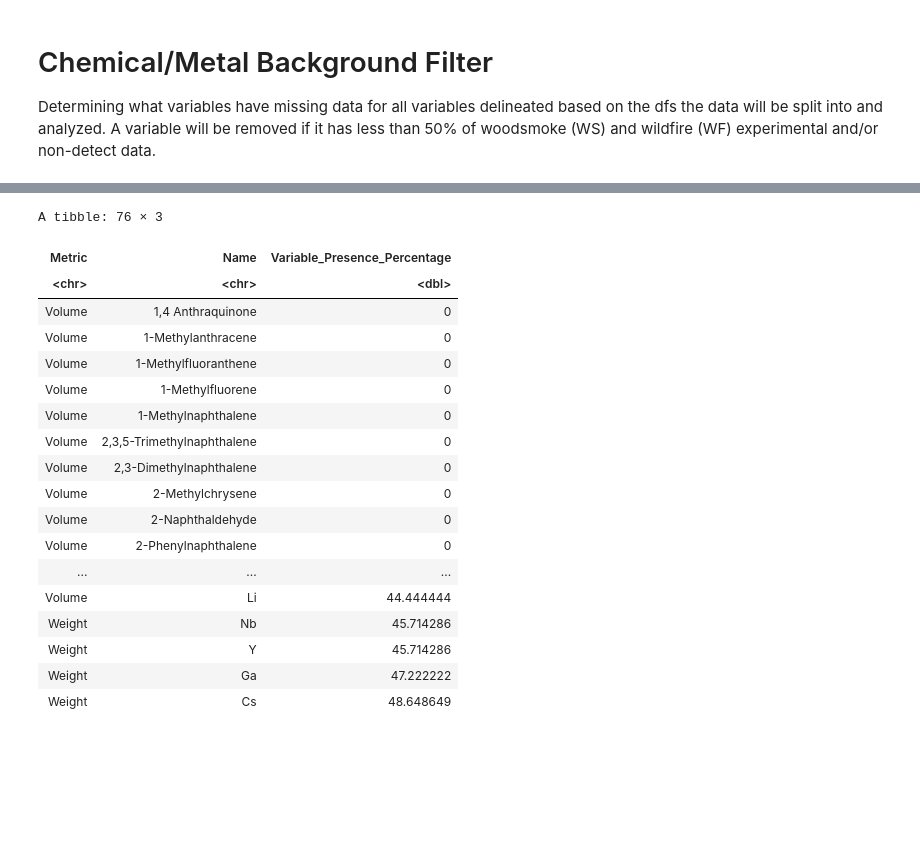
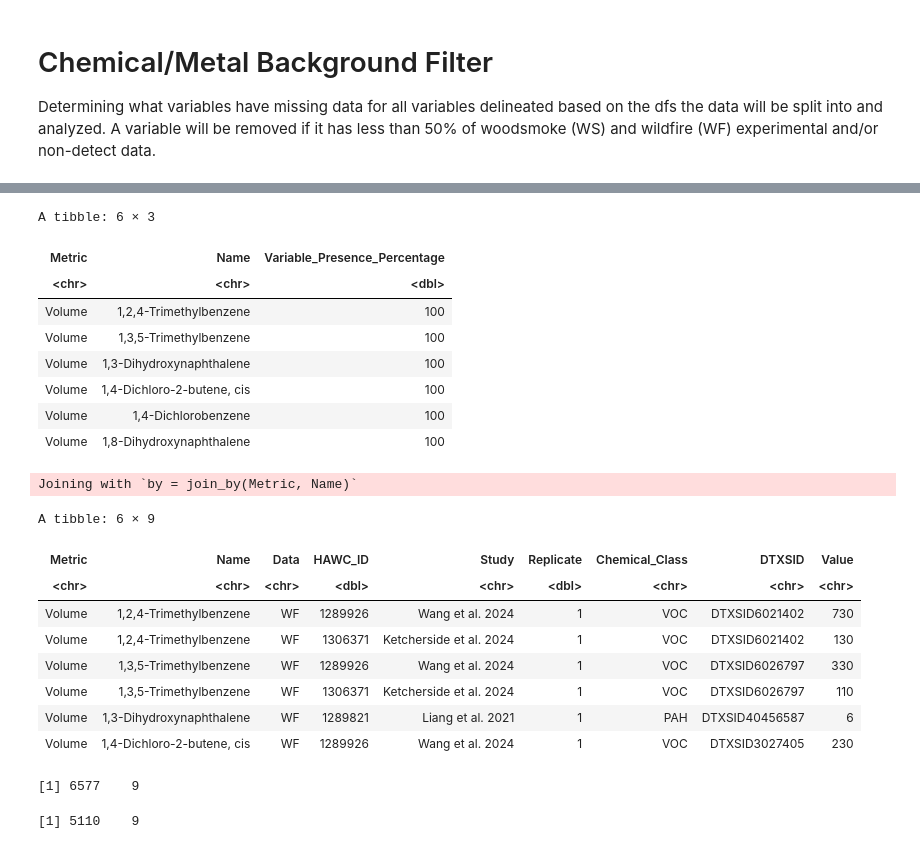
Before and after one commit to UNC-CEMALB/P1015.-Wildfire_Suffcient_Similiarity, a Jupyter notebook: 1. Data Processing/Data Processing.ipynb, the cells around one changed output, grey strips where cells are left out. Cells and saved outputs as stored; diff of their text form; code cells hidden in the pictures; blank space fills up the shorter version.

```diff
--- a/1. Data Processing/Data Processing.ipynb
+++ b/1. Data Processing/Data Processing.ipynb
@@ -84,34 +102,50 @@ A data.frame: 6 × 9
 # %%
 variable_presence_df = combined_df %>%
     # if the value isn't MAR count it as being present
     mutate(count = ifelse(Value != 'NA', 1, 0)) %>%
     group_by(Metric, Name) %>%
     # counting number of records for each variable
     mutate(group_count = n()) %>%
     # calculating the percentage of variables with data
     reframe(Variable_Presence_Percentage = (sum(count)/group_count) * 100) %>%
-    arrange(Variable_Presence_Percentage)
+#    filter(Metric == 'Weight', Name == 'Cs')
+     arrange(-Variable_Presence_Percentage)
 
-variable_presence_df %>%
-    filter(Variable_Presence_Percentage < 50) %>%
-    unique()
+# viewing data that passed the filter
+keep_variables_df = variable_presence_df %>%
+     filter(Variable_Presence_Percentage >= 50) %>%
+     unique()
+
+head(keep_variables_df)
 # %% [output]
-A tibble: 76 × 3
+A tibble: 6 × 3
 | Metric | Name | Variable_Presence_Percentage |
 | <chr> | <chr> | <dbl> |
-| Volume | 1,4 Anthraquinone | 0 |
-| Volume | 1-Methylanthracene | 0 |
-| Volume | 1-Methylfluoranthene | 0 |
-| Volume | 1-Methylfluorene | 0 |
-| Volume | 1-Methylnaphthalene | 0 |
-| Volume | 2,3,5-Trimethylnaphthalene | 0 |
-| Volume | 2,3-Dimethylnaphthalene | 0 |
-| Volume | 2-Methylchrysene | 0 |
-| Volume | 2-Naphthaldehyde | 0 |
-| Volume | 2-Phenylnaphthalene | 0 |
-| ... | ... | ... |
-| Volume | Li | 44.444444 |
-| Weight | Nb | 45.714286 |
-| Weight | Y | 45.714286 |
-| Weight | Ga | 47.222222 |
-| Weight | Cs | 48.648649 |
+| Volume | 1,2,4-Trimethylbenzene | 100 |
+| Volume | 1,3,5-Trimethylbenzene | 100 |
+| Volume | 1,3-Dihydroxynaphthalene | 100 |
+| Volume | 1,4-Dichloro-2-butene, cis | 100 |
+| Volume | 1,4-Dichlorobenzene | 100 |
+| Volume | 1,8-Dihydroxynaphthalene | 100 |
+# %%
+# only keeping records that passed the background filter
+filtered_df = inner_join(keep_variables_df[,1:2], combined_df)
+
+head(filtered_df)
+# %% [output]
+Joining with `by = join_by(Metric, Name)`
+A tibble: 6 × 9
+| Metric | Name | Data | HAWC_ID | Study | Replicate | Chemical_Class | DTXSID | Value |
+| <chr> | <chr> | <chr> | <dbl> | <chr> | <dbl> | <chr> | <chr> | <chr> |
+| Volume | 1,2,4-Trimethylbenzene | WF | 1289926 | Wang et al. 2024 | 1 | VOC | DTXSID6021402 | 730 |
+| Volume | 1,2,4-Trimethylbenzene | WF | 1306371 | Ketcherside et al. 2024 | 1 | VOC | DTXSID6021402 | 130 |
+| Volume | 1,3,5-Trimethylbenzene | WF | 1289926 | Wang et al. 2024 | 1 | VOC | DTXSID6026797 | 330 |
+| Volume | 1,3,5-Trimethylbenzene | WF | 1306371 | Ketcherside et al. 2024 | 1 | VOC | DTXSID6026797 | 110 |
+| Volume | 1,3-Dihydroxynaphthalene | WF | 1289821 | Liang et al. 2021 | 1 | PAH | DTXSID40456587 | 6 |
+| Volume | 1,4-Dichloro-2-butene, cis | WF | 1289926 | Wang et al. 2024 | 1 | VOC | DTXSID3027405 | 230 |
+# %%
+dim(combined_df)
+dim(filtered_df)
+# %% [output]
+[1] 6577    9
+[1] 5110    9
```
Also changed, not shown: parts of 8 cells of this notebook.
